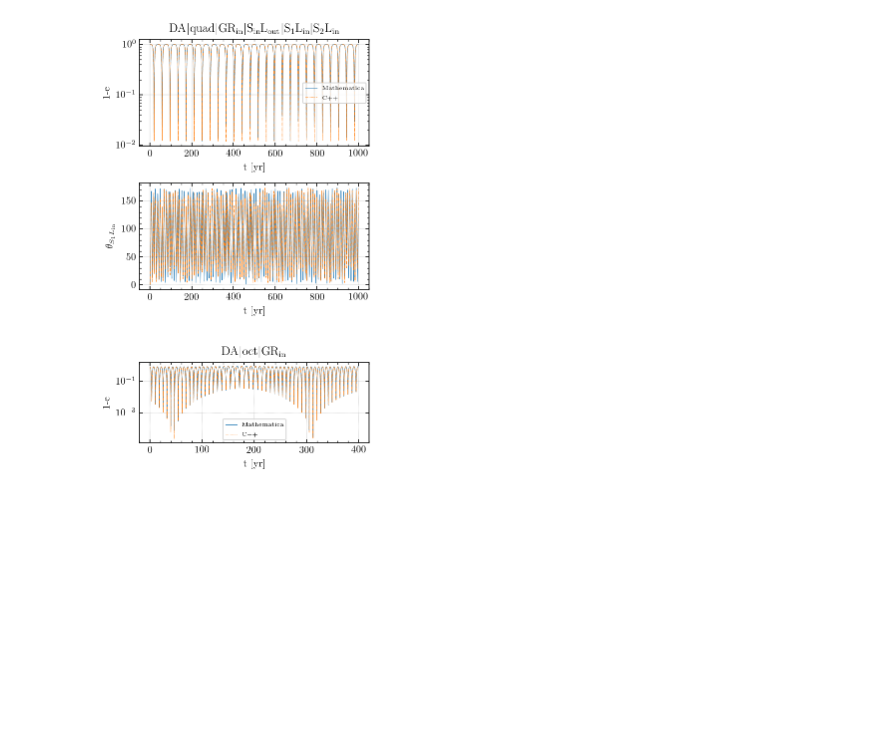
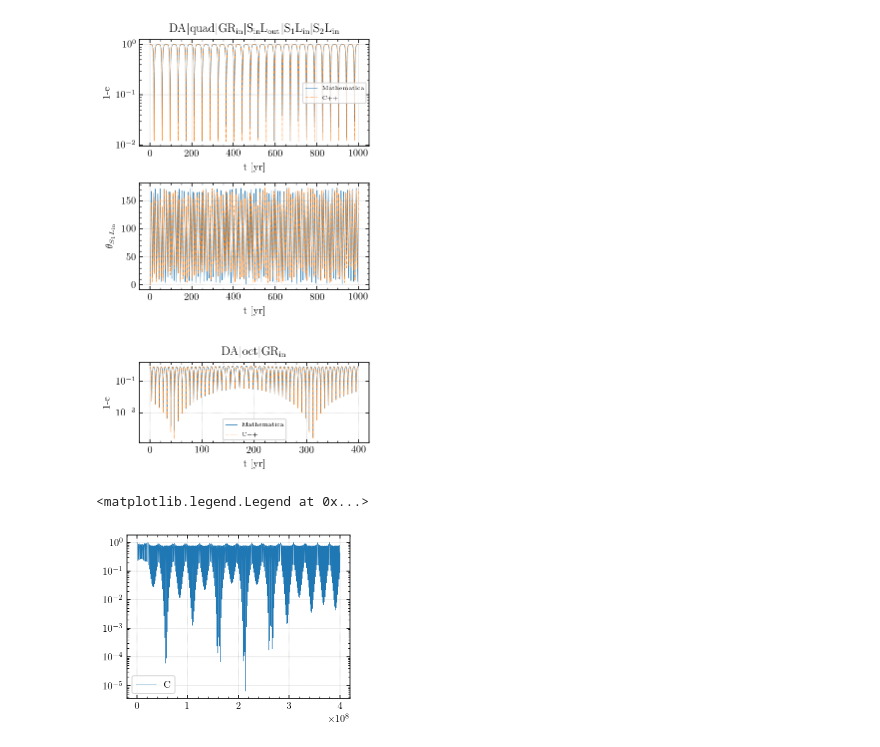
Before and after one commit to YihanWangAstro/Secular, a Jupyter notebook: draw_compare.ipynb, the cells around one changed output. Drawn from its saved outputs; the diff is of its cells as text; code cells hidden in the pictures; blank space fills up the shorter version.

```diff
--- a/draw_compare.ipynb
+++ b/draw_compare.ipynb
@@ -151,3 +151,22 @@ for i in seq:
 [figure]
 [figure]
 [figure]
+# %%
+d = load_secular('output_1.txt')
+t1 = d['t']
+e1 = np.sqrt((d['e1']**2).sum(axis=1))
+
+std = np.loadtxt('std.txt')
+t0 = std[:,0]
+e0 = std[:,1]
+
+plt.plot(t1,1-e1 ,lw=0.5,label='C')
+#plt.plot(t0,1-e0 ,lw=0.5,label='M',ls='--')
+plt.yscale('log')
+plt.legend()
+
+#plt.xlim([0,4e5])
+#plt.xlim([9e5,1e6])
+# %% [output]
+<matplotlib.legend.Legend at 0x...>
+[figure, added]
```
Also changed, not shown: 3 other files.
